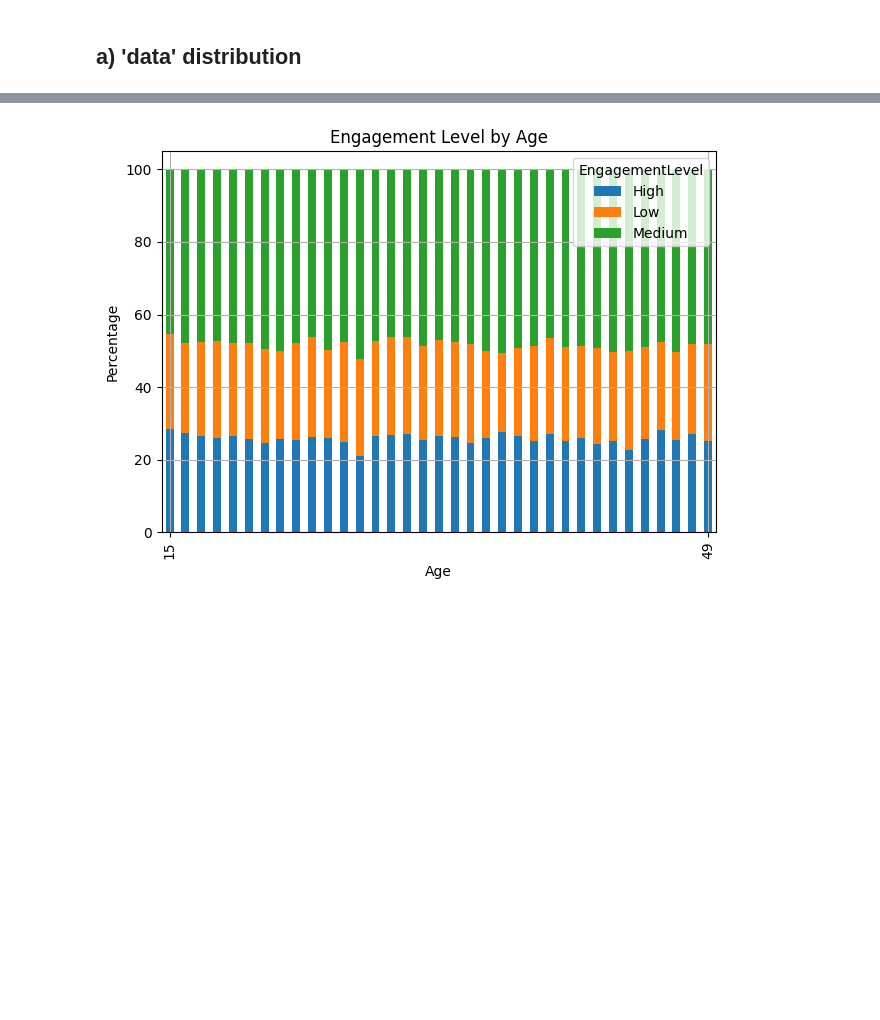
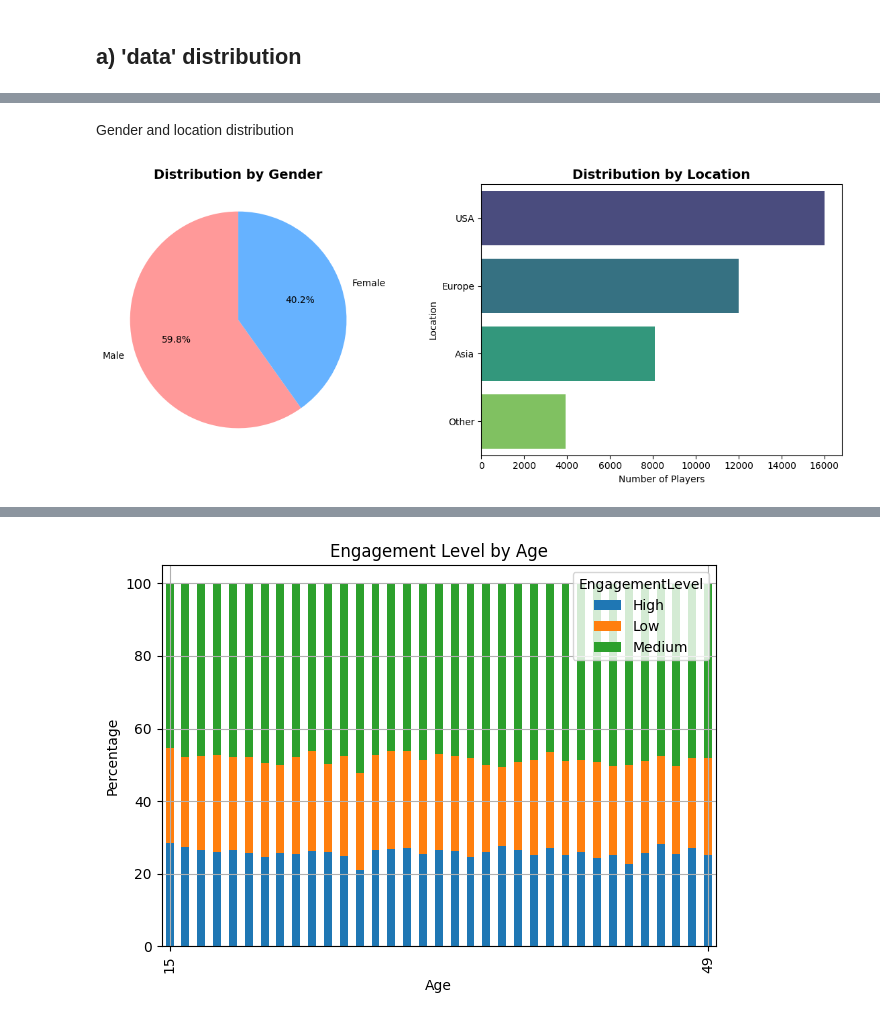
Before and after one commit to LogBlast/projectdata_group6, a Jupyter notebook: project_group6_with_FE&DP.ipynb, the cells around one changed output, grey strips where cells are left out. Saved outputs shown, nothing was run; the diff lists cells and outputs as text; code cells hidden in the pictures; blank space fills up the shorter version.

```diff
--- a/project_group6_with_FE&DP.ipynb
+++ b/project_group6_with_FE&DP.ipynb
@@ -166,0 +162,21 @@ plt.show()
+# %% [markdown]
+Gender and location distribution
+# %%
+fig, axes = plt.subplots(1, 2, figsize=(12, 5))
+
+# Gender
+gender_counts = df['Gender'].value_counts()
+axes[0].pie(gender_counts.values, labels=gender_counts.index, autopct='%1.1f%%',
+           colors=['#FF9999', '#66B2FF'], startangle=90)
+axes[0].set_title('Distribution by Gender', fontsize=14, fontweight='bold')
+
+# Location
+location_counts = df['Location'].value_counts()
+sns.barplot(x=location_counts.values, y=location_counts.index, hue=location_counts.index, ax=axes[1], palette='viridis')
+axes[1].set_title('Distribution by Location', fontsize=14, fontweight='bold')
+axes[1].set_xlabel('Number of Players')
+
+plt.tight_layout()
+plt.show()
+# %% [output]
+[figure, added]
```
Also changed, not shown: parts of 18 cells of this notebook, 1 other file.
